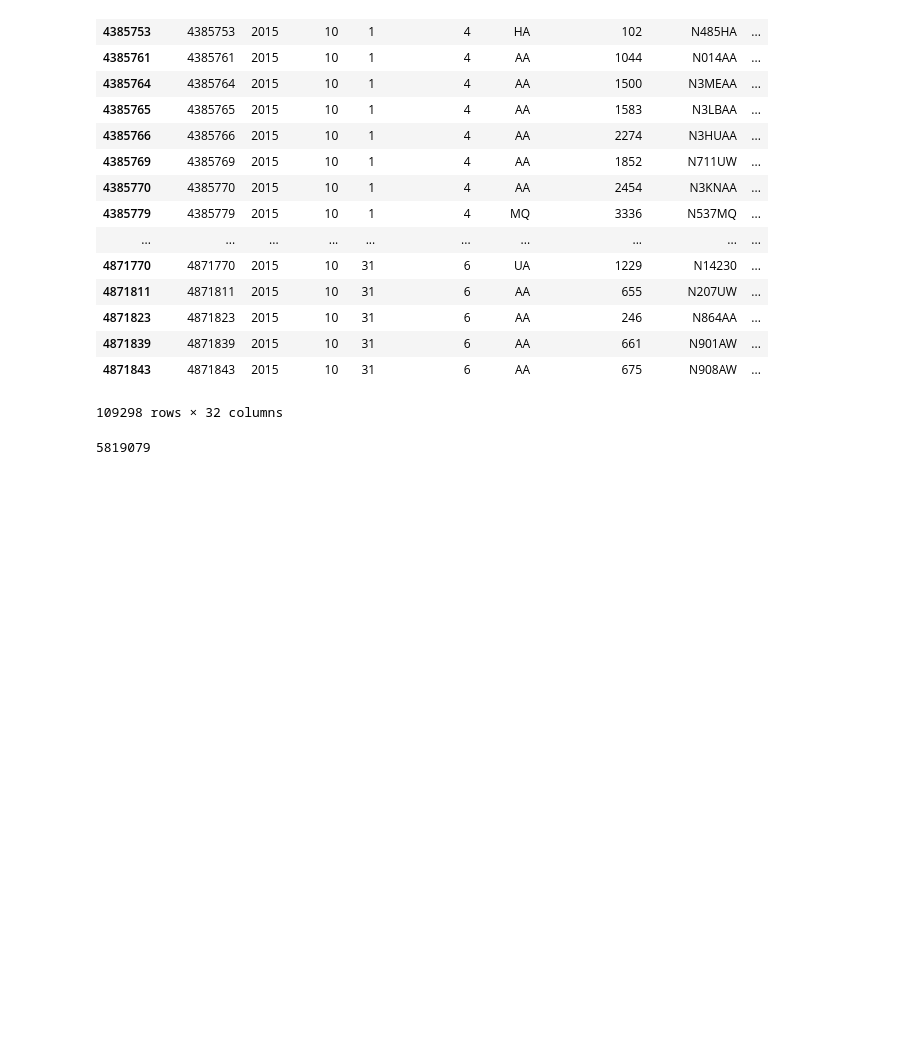
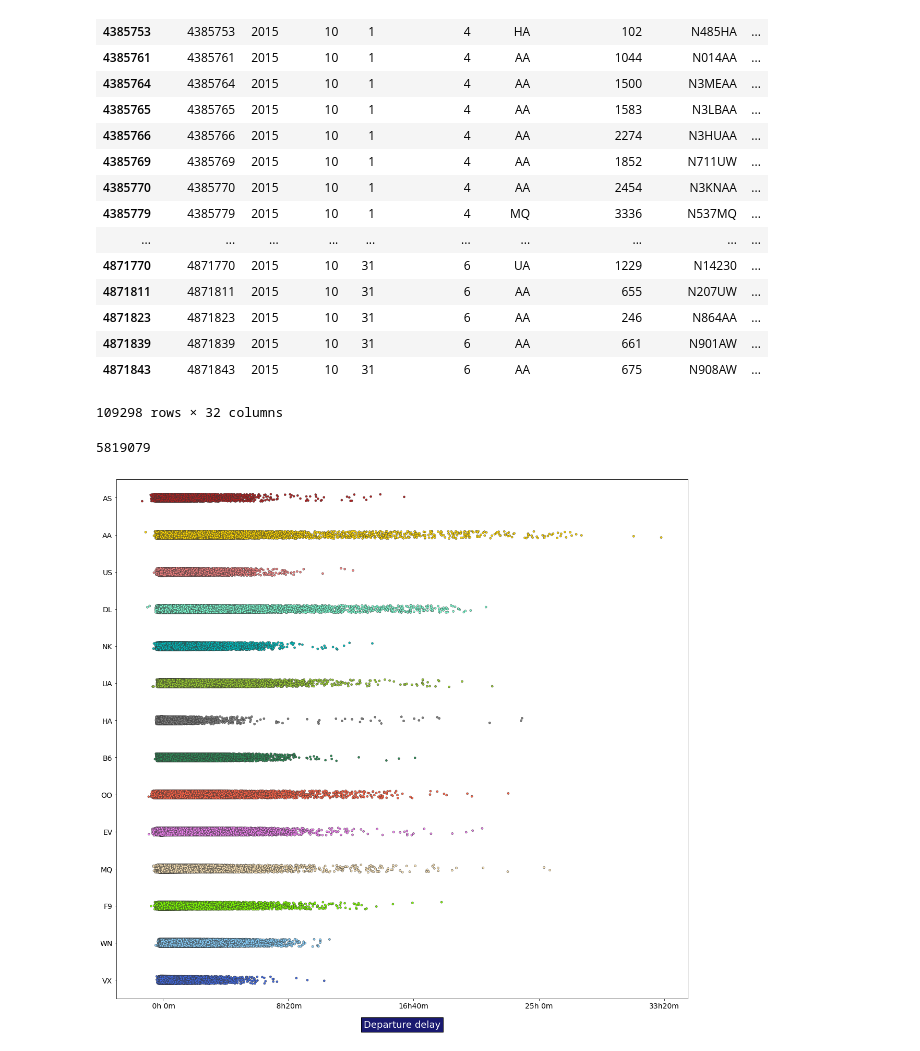
Before and after one commit to HichamISIMA/Projet-2018-2019, a Jupyter notebook: modif.ipynb, the cells around one changed output. Drawn from its saved outputs; the diff is of its cells as text; code cells hidden in the pictures; blank space fills up the shorter version.

```diff
--- a/modif.ipynb
+++ b/modif.ipynb
@@ -501,3 +521,26 @@ plt.hist(Vols_heure_depart,bins=100,histtype='bar')
 plt.xlabel("Heures de départ")
 plt.ylabel("Nombre de vols")
 plt.show()
+# %%
+import seaborn as sns
+
+vols = vols.loc[:, ['AIRLINE', 'DEPARTURE_DELAY']]
+
+fig = plt.figure(1, figsize=(16,15))
+
+colors = ['firebrick', 'gold', 'lightcoral', 'aquamarine', 'c', 'yellowgreen', 'grey',
+          'seagreen', 'tomato', 'violet', 'wheat', 'chartreuse', 'lightskyblue', 'royalblue']
+#___________________________________________________________________
+axe = sns.stripplot(y="AIRLINE", x="DEPARTURE_DELAY", size = 4, palette = colors,
+                    data=vols, linewidth = 0.5,  jitter=True)
+plt.setp(axe.get_xticklabels(), fontsize=14)
+plt.setp(axe.get_yticklabels(), fontsize=14)
+axe.set_xticklabels(['{:2.0f}h{:2.0f}m'.format(*[int(y) for y in divmod(x,60)])
+                         for x in axe.get_xticks()])
+plt.xlabel('Departure delay', fontsize=18, bbox={'facecolor':'midnightblue', 'pad':5},
+           color='w', labelpad=20)
+axe.yaxis.label.set_visible(False)
+plt.tight_layout(w_pad=3)
+plt.show()
+# %% [output]
+[figure, added]
```
Also changed, not shown: parts of 29 cells of this notebook, 2 other files.
